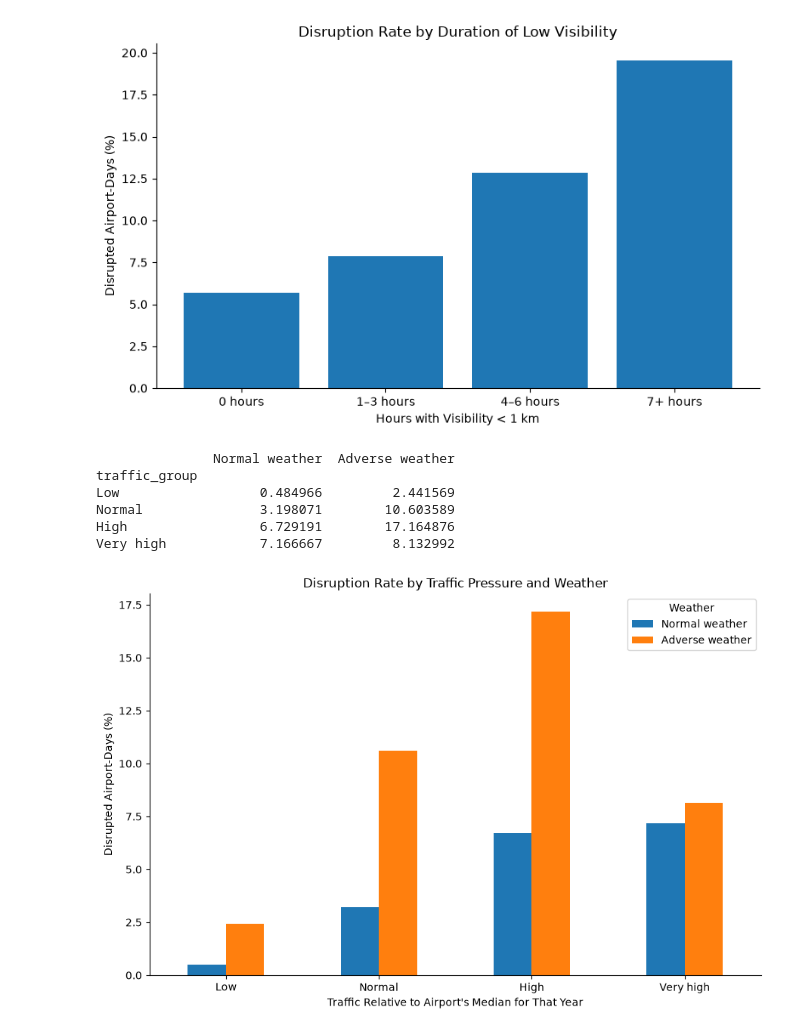
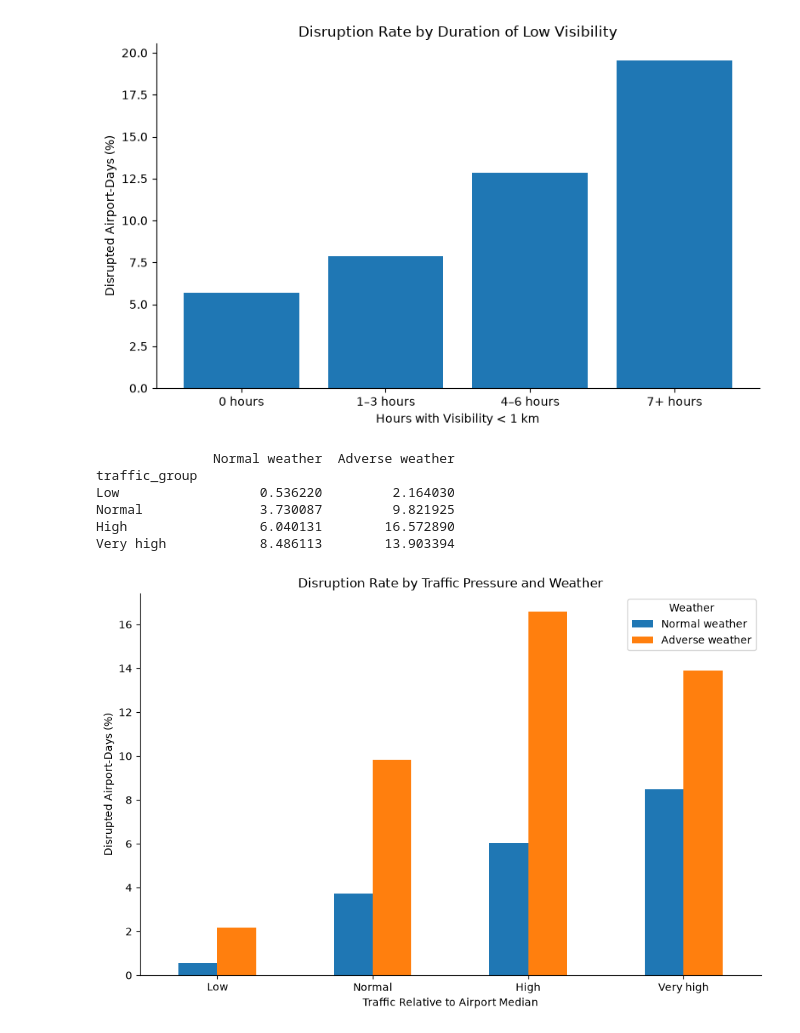
Before and after one commit to sidnov6/german-airport-disruption, a Jupyter notebook: notebooks/01_bi_overview.ipynb, the cells around one changed output. Saved outputs shown, nothing was run; the diff lists cells and outputs as text; code cells hidden in the pictures.

```diff
--- a/notebooks/01_bi_overview.ipynb
+++ b/notebooks/01_bi_overview.ipynb
@@ -803,15 +803,14 @@ plt.show()
 # ============================================================
 # 17. RELATIVE TRAFFIC PRESSURE
 # ============================================================
-# Traffic pressure = arrivals / the airport's median arrivals in the same year,
+# Traffic pressure = arrivals / the airport's median arrivals over 2014-2025,
 # then grouped into four bands (up to 0.8, 0.8-1.0, 1.0-1.2, above 1.2).
 
-# Compare each day with the airport's median for the SAME YEAR.
-# An all-years median would label almost every COVID-era day
-# "Low" and most pre-COVID days "Very high".
+# One median per airport over all years, as in the original analysis.
+# Traffic was much lower in 2020-2021, so those days fall mostly in "Low".
 # transform() returns the group median on every row, aligned with df
 airport_median_traffic = (
-    df.groupby(["airport_icao", "year"])["arrivals"]
+    df.groupby("airport_icao")["arrivals"]
       .transform("median")
 )
 
@@ -852,10 +851,9 @@ df["adverse_weather"] = (
 # Disruption rate for each traffic band, split by whether any adverse weather
 # occurred. unstack() puts the two weather states (False, True) into columns.
 
-# Only days with all five weather readings
+# All days; a missing weather reading counts as no adverse weather
 traffic_weather = (
-    df[weather_observed]
-    .groupby(
+    df.groupby(
         ["traffic_group", "adverse_weather"],
         observed=True
     )["disrupted_day"]
@@ -875,36 +873,36 @@ print(traffic_weather)
 ax = traffic_weather.plot(
     kind="bar",
     figsize=(9, 6)
 )
 
 ax.set_title(
     "Disruption Rate by Traffic Pressure and Weather"
 )
 
 ax.set_xlabel(
-    "Traffic Relative to Airport's Median for That Year"
+    "Traffic Relative to Airport Median"
 )
 
 ax.set_ylabel(
     "Disrupted Airport-Days (%)"
 )
 
 ax.legend(
     title="Weather"
 )
 
 ax.spines["top"].set_visible(False)
 ax.spines["right"].set_visible(False)
 
 plt.xticks(rotation=0)
 
 plt.tight_layout()
 plt.show()
 # %% [output]
                Normal weather  Adverse weather
 traffic_group
-Low                  0.484966         2.441569
-Normal               3.198071        10.603589
-High                 6.729191        17.164876
-Very high            7.166667         8.132992
+Low                  0.536220         2.164030
+Normal               3.730087         9.821925
+High                 6.040131        16.572890
+Very high            8.486113        13.903394
-[figure, old version]
+[figure, new version]
```
Also changed, not shown: parts of 1 cell of this notebook, 6 other files.
